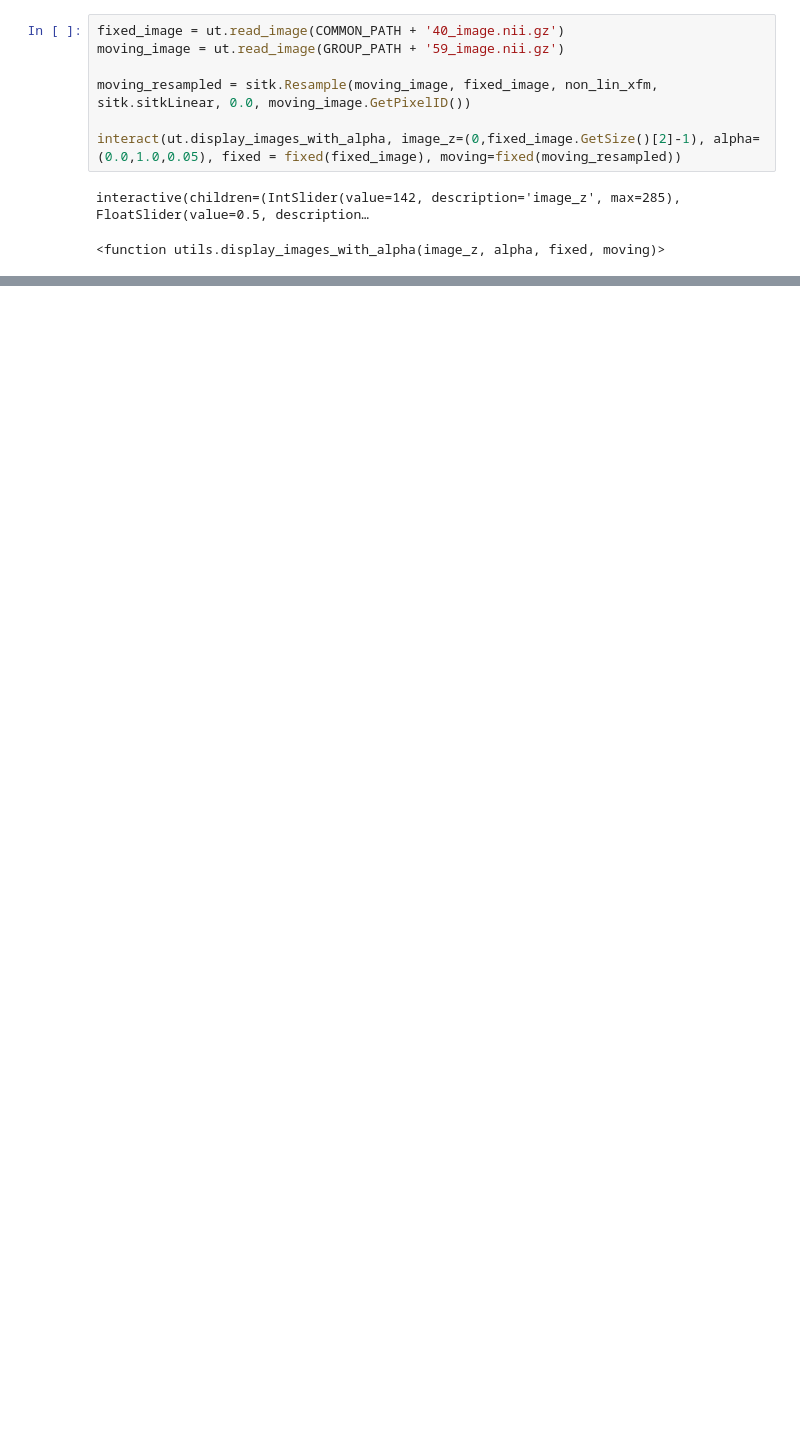
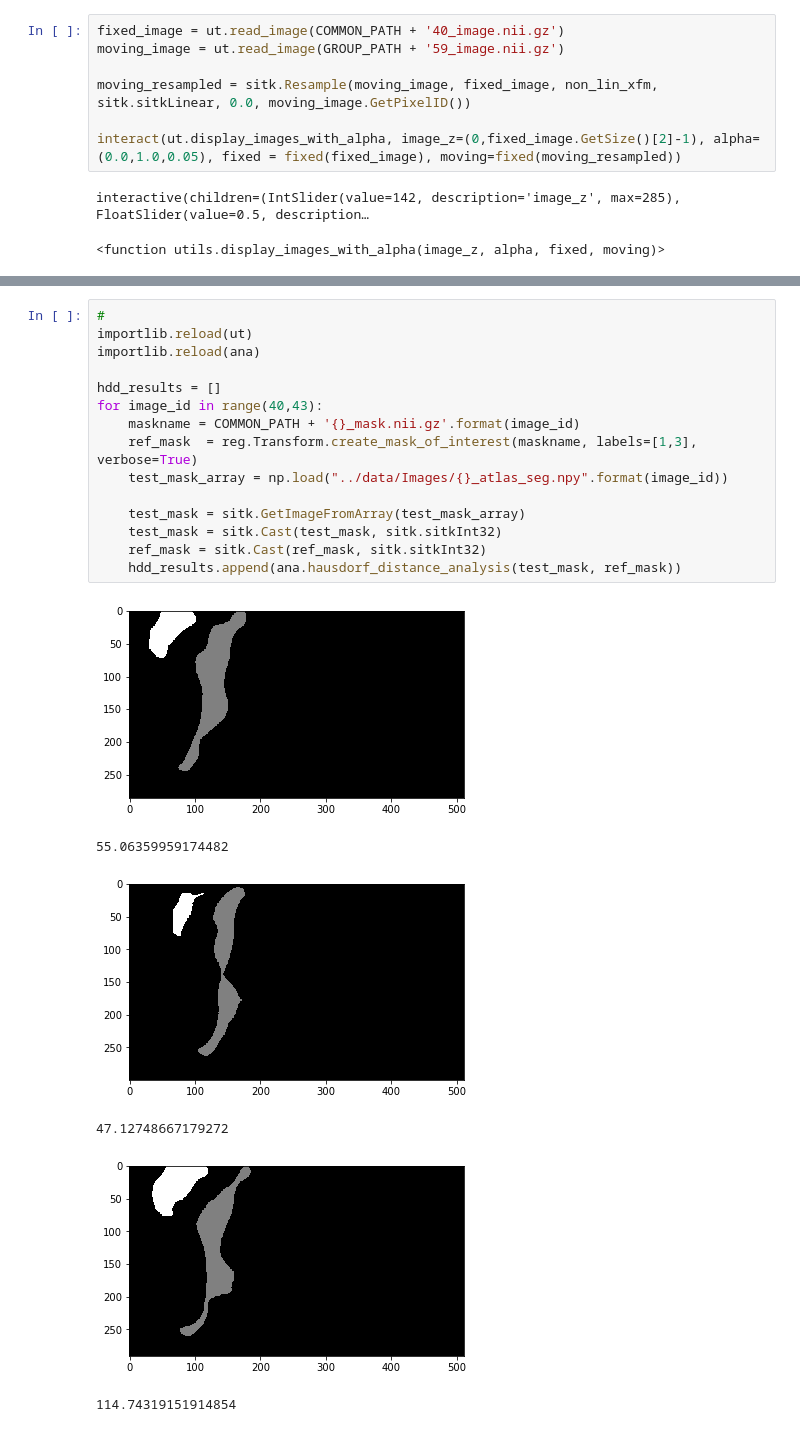
Before and after one commit to KenzaB27/segmentation-of-pelvic-bone, a Jupyter notebook: src/experiments.ipynb, the cells around one changed output, grey strips where cells are left out. Drawn from its saved outputs; the diff is of its cells as text; blank space fills up the shorter version.

```diff
--- a/src/experiments.ipynb
+++ b/src/experiments.ipynb
@@ -167,0 +220,22 @@ atlas_seg.cmn_mask
+# %%
+#
+importlib.reload(ut)
+importlib.reload(ana)
+
+hdd_results = []
+for image_id in range(40,43):
+    maskname = COMMON_PATH + '{}_mask.nii.gz'.format(image_id)
+    ref_mask  = reg.Transform.create_mask_of_interest(maskname, labels=[1,3], verbose=True)
+    test_mask_array = np.load("../data/Images/{}_atlas_seg.npy".format(image_id))
+
+    test_mask = sitk.GetImageFromArray(test_mask_array)
+    test_mask = sitk.Cast(test_mask, sitk.sitkInt32)
+    ref_mask = sitk.Cast(ref_mask, sitk.sitkInt32)
+    hdd_results.append(ana.hausdorf_distance_analysis(test_mask, ref_mask))
+# %% [output]
+[figure, added]
+55.06359959174482
+[figure, added]
+47.12748667179272
+[figure, added]
+114.74319151914854
```
Also changed, not shown: parts of 16 cells of this notebook, 3 other files.
